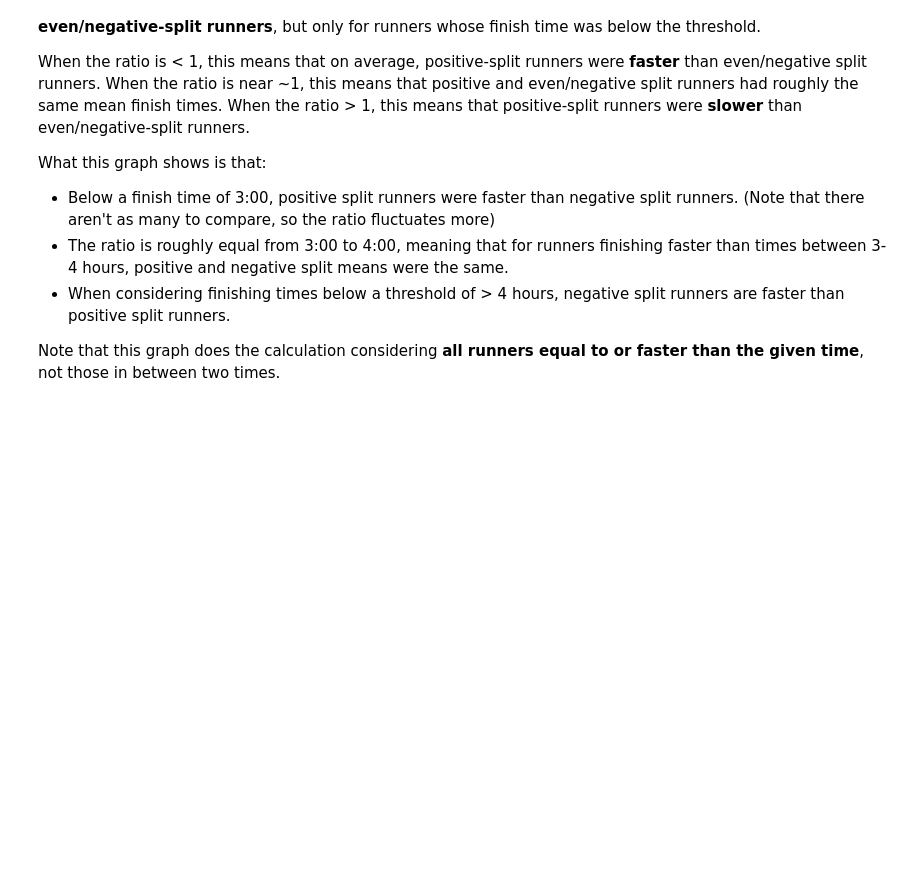
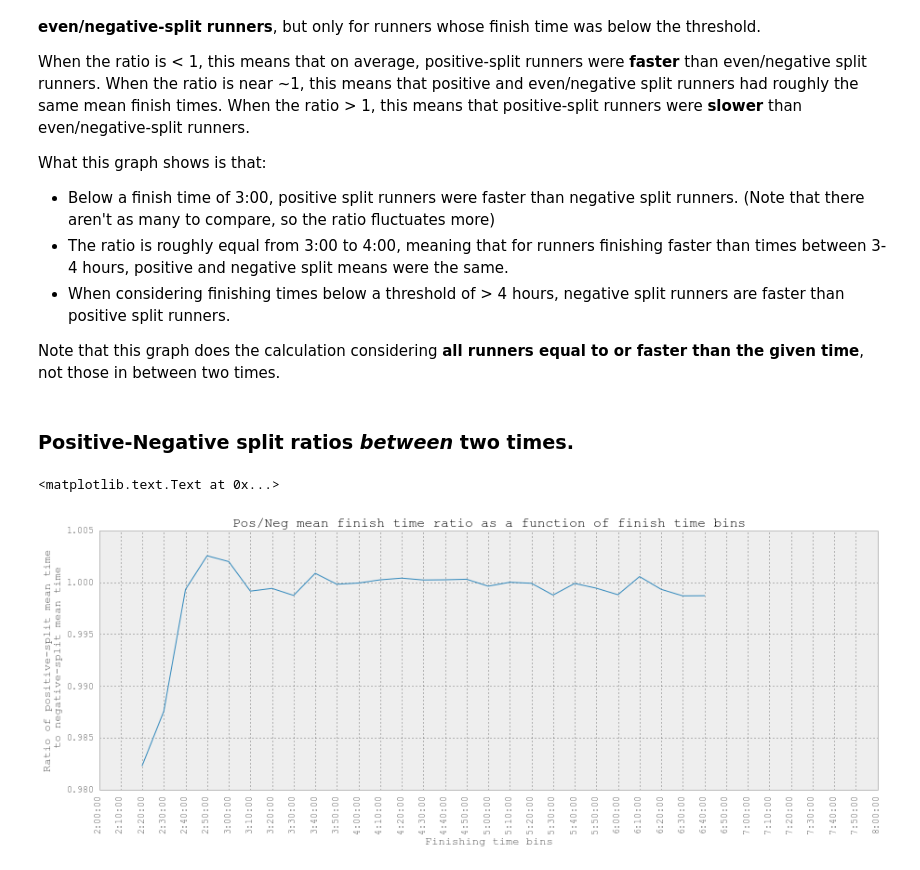
Before and after one commit to pchng/cm2013, a Jupyter notebook: 2013 Chicago Marathon Analysis.ipynb, the cells around one changed output. Saved outputs shown, nothing was run; the diff lists cells and outputs as text; code cells hidden in the pictures; blank space fills up the shorter version.

```diff
--- a/2013 Chicago Marathon Analysis.ipynb
+++ b/2013 Chicago Marathon Analysis.ipynb
@@ -684,3 +688,30 @@ What this graph shows is that:
 - When considering finishing times below a threshold of > 4 hours, negative split runners are faster than positive split runners.
 
 Note that this graph does the calculation considering **all runners equal to or faster than the given time**, not those in between two times.
+# %% [markdown]
+### Positive-Negative split ratios *between* two times.
+# %%
+def calc_positive_negative_ratio_between_times(threshold, time_limit, period):
+    even_neg_split = results[
+        (results.split_diff_seconds <= threshold) & (results.finish_seconds > (time_limit - period)) & (results.finish_seconds <= time_limit)
+    ]
+    pos_split = results[
+        (results.split_diff_seconds > threshold) & (results.finish_seconds > (time_limit - period)) & (results.finish_seconds <= time_limit)
+    ]
+    return pos_split.finish_seconds.mean()/even_neg_split.finish_seconds.mean()\
+
+ten_min_bins = [7200 + 600*i for i in range (0, 6*6 + 1)]
+pos_neg_split_ratios = [calc_positive_negative_ratio_between_times(0, t, 300) for t in ten_min_bins]
+pos_neg_s = pd.Series(pos_neg_split_ratios, index=ten_min_bins)
+
+pylab.xticks(rotation='vertical')
+pylab.title('Pos/Neg mean finish time ratio as a function of finish time bins')
+ax = pos_neg_s.plot()
+ax.yaxis.set_label_text('Ratio of positive-split mean time\n to negative-split mean time')
+ax.set_xlim([7200, 7200+6*3600])
+ax.xaxis.set_major_locator(MultipleLocator(600))
+ax.xaxis.set_major_formatter(matplotlib.ticker.FuncFormatter(time_ticks))
+ax.xaxis.set_label_text('Finishing time bins')
+# %% [output]
+<matplotlib.text.Text at 0x...>
+[figure, added]
```
Also changed, not shown: parts of 4 cells of this notebook.
